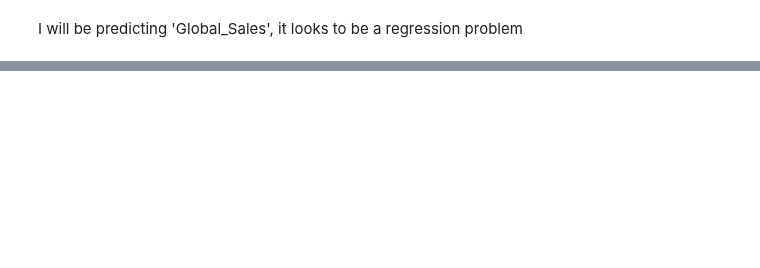
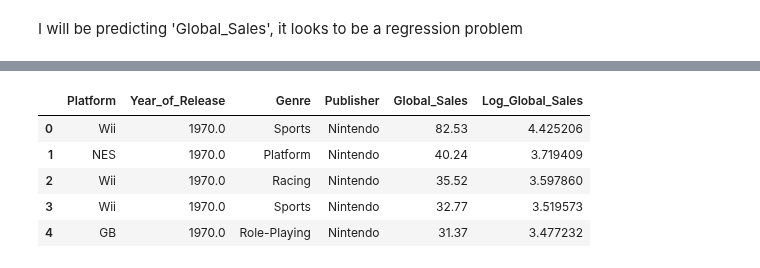
Before and after one commit to mariokart345/DS-Unit-2-Applied-Modeling, a Jupyter notebook: module1-define-ml-problems/LS_DS_231_assignment.ipynb, the cells around one changed output, grey strips where cells are left out. Drawn from its saved outputs; the diff is of its cells as text; code cells hidden in the pictures; blank space fills up the shorter version.

```diff
--- a/module1-define-ml-problems/LS_DS_231_assignment.ipynb
+++ b/module1-define-ml-problems/LS_DS_231_assignment.ipynb
@@ -77,0 +104,9 @@ df = wrangle(df)
+# %%
+df.head()
+# %% [output]
+|  | Platform | Year_of_Release | Genre | Publisher | Global_Sales | Log_Global_Sales |
+| 0 | Wii | 1970.0 | Sports | Nintendo | 82.53 | 4.425206 |
+| 1 | NES | 1970.0 | Platform | Nintendo | 40.24 | 3.719409 |
+| 2 | Wii | 1970.0 | Racing | Nintendo | 35.52 | 3.597860 |
+| 3 | Wii | 1970.0 | Sports | Nintendo | 32.77 | 3.519573 |
+| 4 | GB | 1970.0 | Role-Playing | Nintendo | 31.37 | 3.477232 |
```
Also changed, not shown: parts of 5 cells of this notebook.
